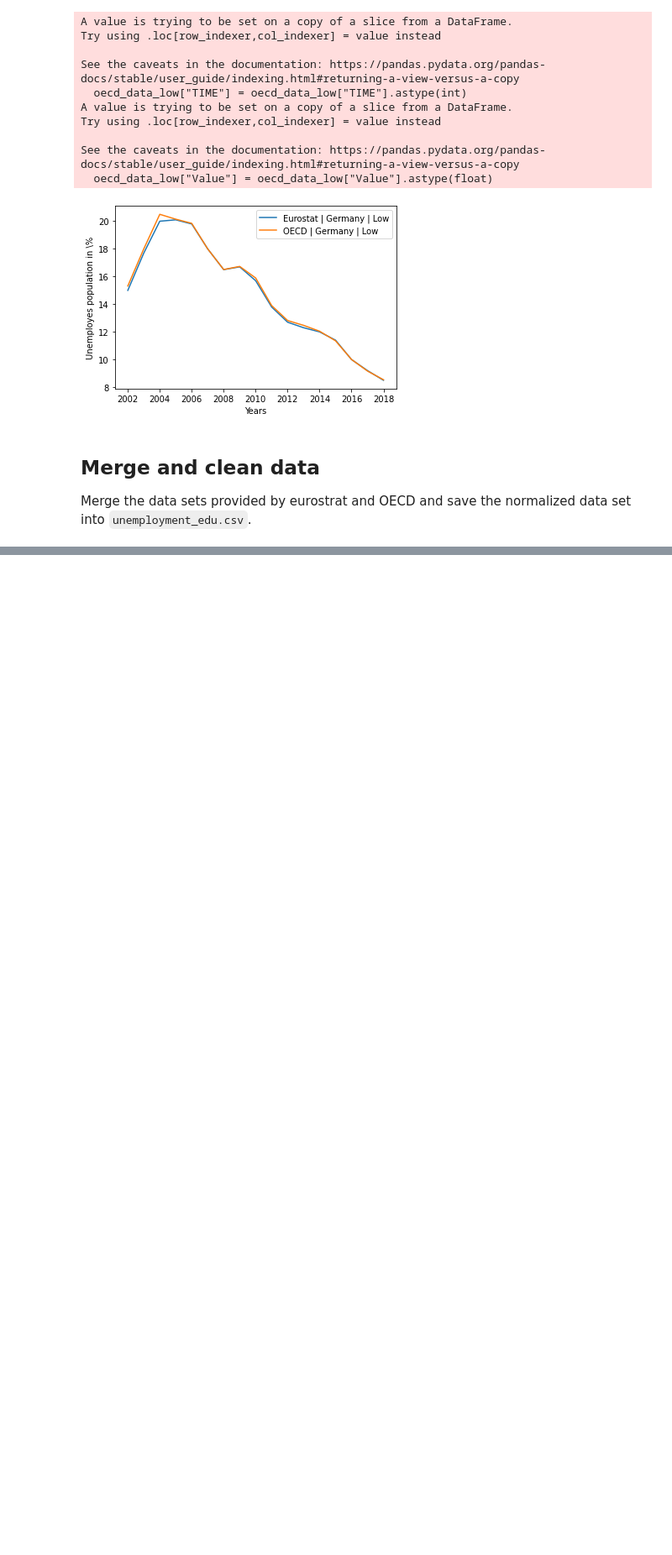
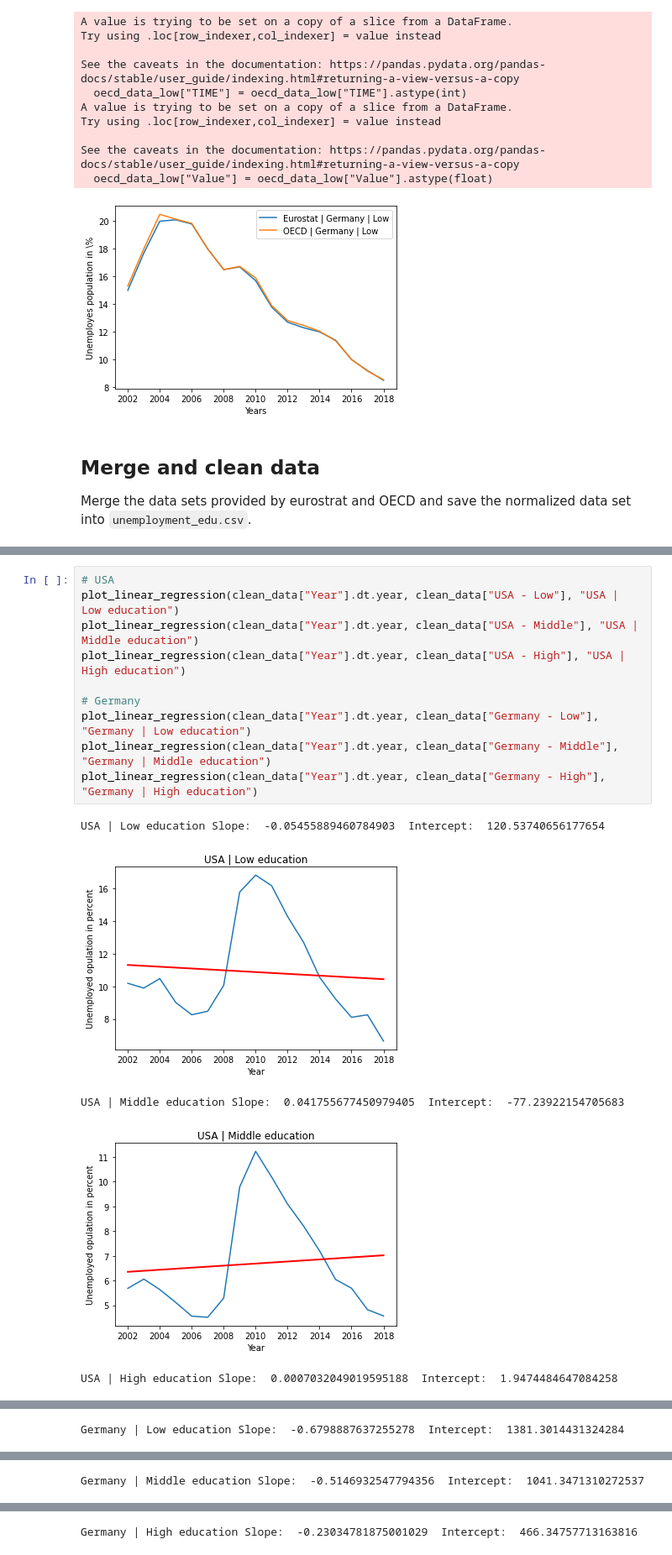
Before and after one commit to JanTSV/DataScience, a Jupyter notebook: examTask/main.ipynb, the cells around one changed output, grey strips where cells are left out. Shown at 84% size. Cells and saved outputs as stored; diff of their text form; blank space fills up the shorter version.

```diff
--- a/examTask/main.ipynb
+++ b/examTask/main.ipynb
@@ -174,0 +231,16 @@ Index: []
+# %%
+# USA
+plot_linear_regression(clean_data["Year"].dt.year, clean_data["USA - Low"], "USA | Low education")
+plot_linear_regression(clean_data["Year"].dt.year, clean_data["USA - Middle"], "USA | Middle education")
+plot_linear_regression(clean_data["Year"].dt.year, clean_data["USA - High"], "USA | High education")
+
+# Germany
+plot_linear_regression(clean_data["Year"].dt.year, clean_data["Germany - Low"], "Germany | Low education")
+plot_linear_regression(clean_data["Year"].dt.year, clean_data["Germany - Middle"], "Germany | Middle education")
+plot_linear_regression(clean_data["Year"].dt.year, clean_data["Germany - High"], "Germany | High education")
+# %% [output]
+USA | Low education Slope:  -0.05455889460784903  Intercept:  120.53740656177654
+[figure, added]
+USA | Middle education Slope:  0.041755677450979405  Intercept:  -77.23922154705683
+[figure, added]
+USA | High education Slope:  0.0007032049019595188  Intercept:  1.9474484647084258
@@ -174,0 +248 @@ Index: []
+Germany | Low education Slope:  -0.6798887637255278  Intercept:  1381.3014431324284
@@ -174,0 +250 @@ Index: []
+Germany | Middle education Slope:  -0.5146932547794356  Intercept:  1041.3471310272537
@@ -174,0 +252 @@ Index: []
+Germany | High education Slope:  -0.23034781875001029  Intercept:  466.34757713163816
```
Also changed, not shown: parts of 6 cells of this notebook, 3 other files.
